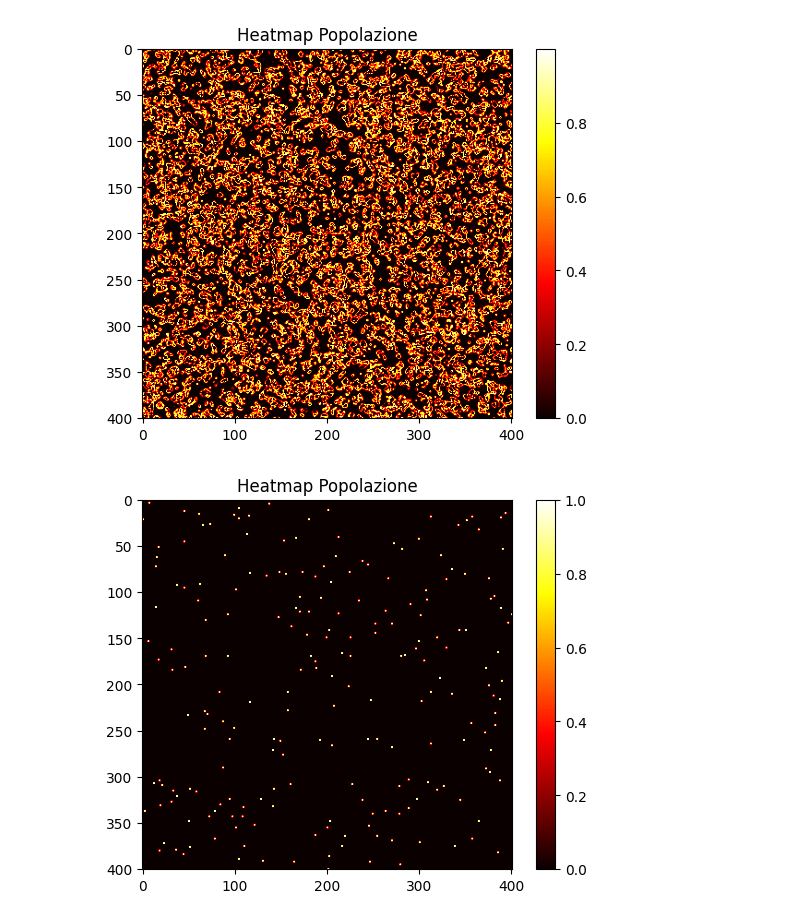
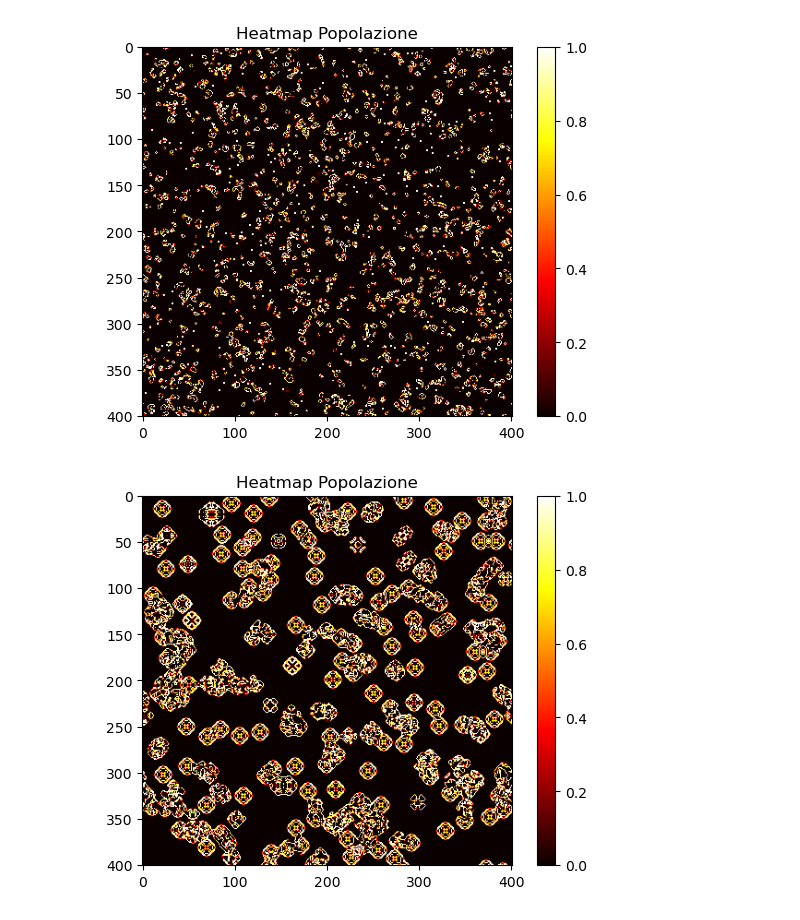
Before and after one commit to Holeryn/Metodi-Computazionali, a Jupyter notebook: progetto/esperimento.ipynb, the cells around one changed output. Saved outputs shown, nothing was run; the diff lists cells and outputs as text; code cells hidden in the pictures.

```diff
--- a/progetto/esperimento.ipynb
+++ b/progetto/esperimento.ipynb
@@ -12,19 +12,19 @@ plt.show()
 # %%
-POPOLAZIONE = pop.esperimento(15)
+POPOLAZIONE = pop.esperimento(52)
 plt.imshow(POPOLAZIONE[0], cmap='hot')
 plt.colorbar()
 plt.title('Heatmap Popolazione')
 plt.show()
 # %% [output]
-[figure, old version]
+[figure, new version]
 # %%
-POPOLAZIONE = pop.esperimento(100)
+POPOLAZIONE = pop.esperimento(200)
 plt.imshow(POPOLAZIONE[0], cmap='hot')
 plt.colorbar()
 plt.title('Heatmap Popolazione')
 plt.show()
 # %% [output]
-[figure, old version]
+[figure, new version]
 # %%
 plt.imshow(POPOLAZIONE[0]**2, cmap='hot')
 plt.colorbar()
```
Also changed, not shown: parts of 4 cells of this notebook.
